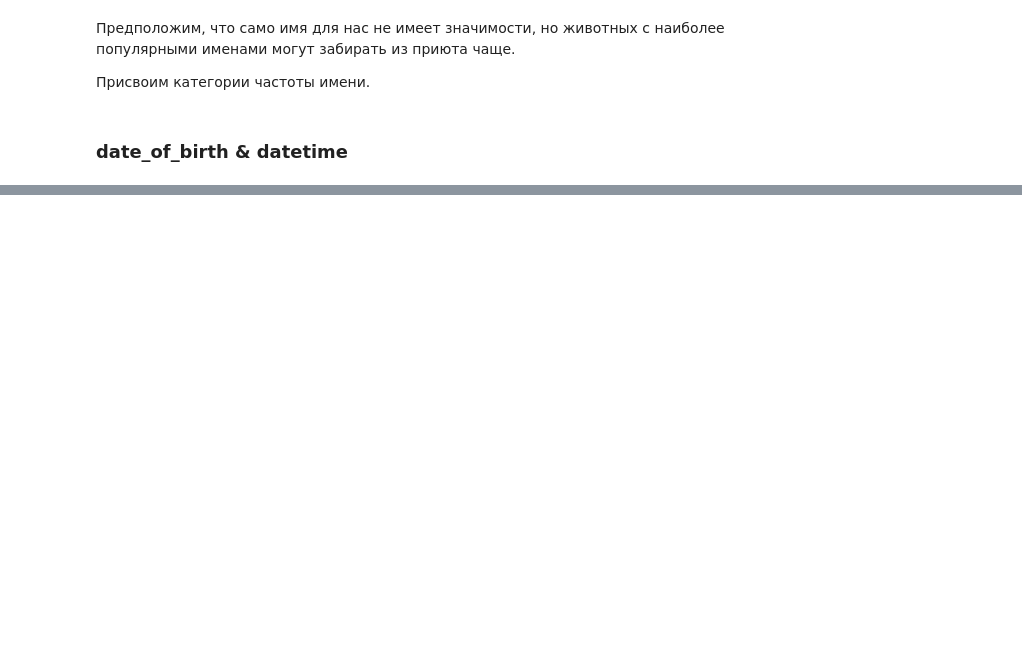
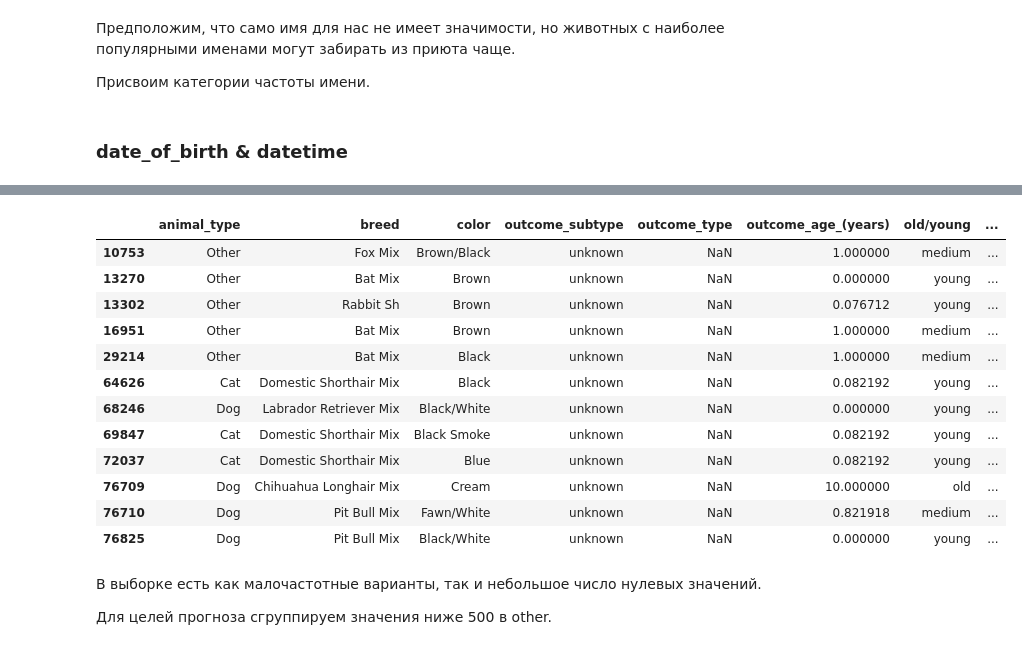
Before and after one commit to HeliosBI/DVP7HW3, a Jupyter notebook: HW3.ipynb, the cells around one changed output, grey strips where cells are left out. Drawn from its saved outputs; the diff is of its cells as text; code cells hidden in the pictures; blank space fills up the shorter version.

```diff
--- a/HW3.ipynb
+++ b/HW3.ipynb
@@ -252,0 +395,10 @@ dataset
+# %%
+outcome_freq_df = dataset.outcome_subtype.value_counts().rename_axis('unique_values') \
+                        .reset_index(name='outcome_freq')
+# %%
+dataset = dataset.merge(outcome_freq_df, how='left', left_on='outcome_subtype', right_on='unique_values')
+# %%
+dataset.outcome_subtype =   np.where(dataset['outcome_freq'] >= 150, dataset['outcome_subtype'],
+                            np.where(dataset['outcome_freq'] > 0, 'other', 'unknown'))
+# %%
+dataset = dataset.drop(['outcome_freq', 'unique_values'], axis=1)
@@ -252,0 +437,20 @@ dataset
+# %%
+dataset[dataset.outcome_type.isna() == 1]
+# %% [output]
+|  | animal_type | breed | color | outcome_subtype | outcome_type | outcome_age_(years) | old/young | ... |
+| 10753 | Other | Fox Mix | Brown/Black | unknown | NaN | 1.000000 | medium | ... |
+| 13270 | Other | Bat Mix | Brown | unknown | NaN | 0.000000 | young | ... |
+| 13302 | Other | Rabbit Sh | Brown | unknown | NaN | 0.076712 | young | ... |
+| 16951 | Other | Bat Mix | Brown | unknown | NaN | 1.000000 | medium | ... |
+| 29214 | Other | Bat Mix | Black | unknown | NaN | 1.000000 | medium | ... |
+| 64626 | Cat | Domestic Shorthair Mix | Black | unknown | NaN | 0.082192 | young | ... |
+| 68246 | Dog | Labrador Retriever Mix | Black/White | unknown | NaN | 0.000000 | young | ... |
+| 69847 | Cat | Domestic Shorthair Mix | Black Smoke | unknown | NaN | 0.082192 | young | ... |
+| 72037 | Cat | Domestic Shorthair Mix | Blue | unknown | NaN | 0.082192 | young | ... |
+| 76709 | Dog | Chihuahua Longhair Mix | Cream | unknown | NaN | 10.000000 | old | ... |
+| 76710 | Dog | Pit Bull Mix | Fawn/White | unknown | NaN | 0.821918 | medium | ... |
+| 76825 | Dog | Pit Bull Mix | Black/White | unknown | NaN | 0.000000 | young | ... |
+# %% [markdown]
+В выборке есть как малочастотные варианты, так и небольшое число нулевых значений.
+
+Для целей прогноза сгруппируем значения ниже 500 в other.
```
Also changed, not shown: parts of 54 cells of this notebook.
